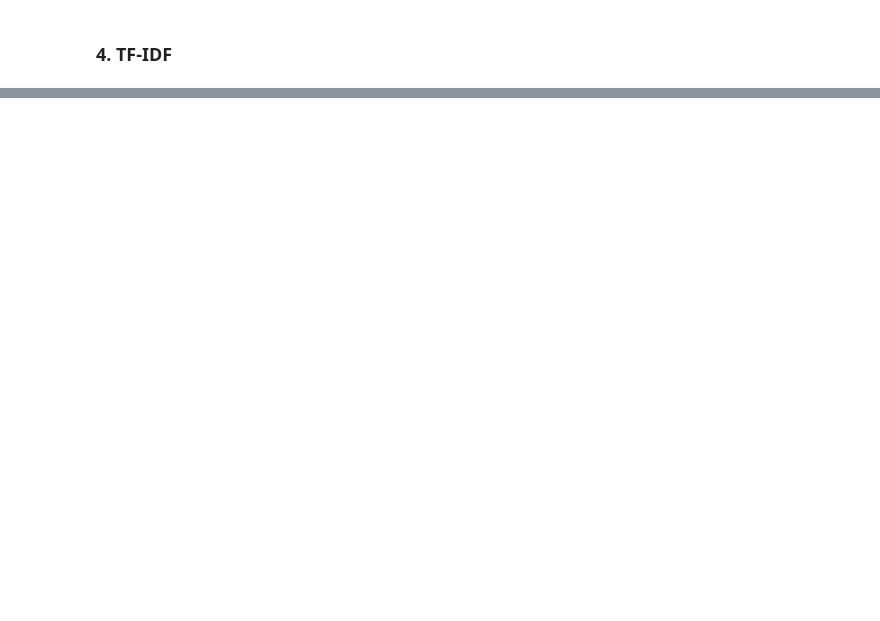
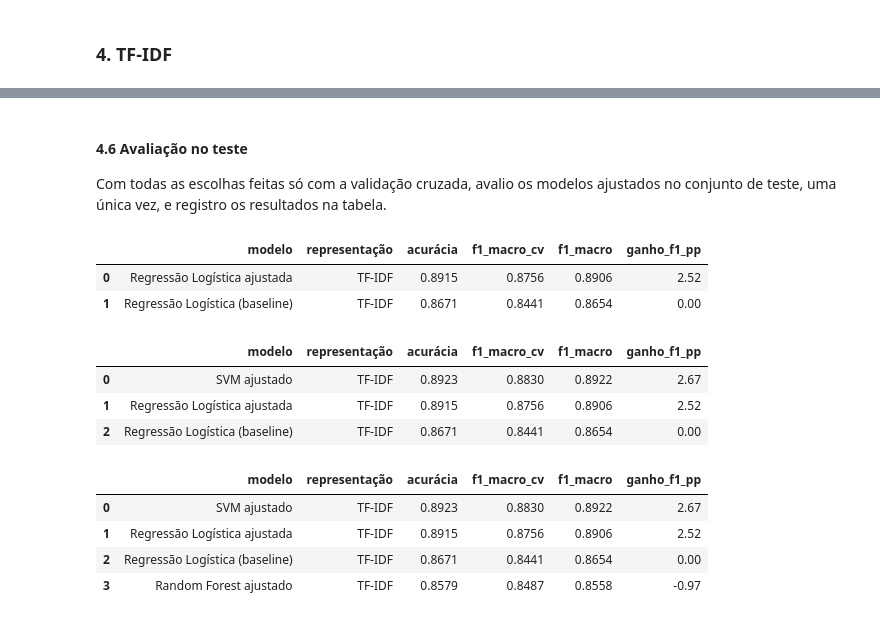
Before and after one commit to imarcososhiro/banking77-pt-classificacao, a Jupyter notebook: notebooks/03_modelagem.ipynb, the cells around one changed output, grey strips where cells are left out. Cells and saved outputs as stored; diff of their text form; code cells hidden in the pictures; blank space fills up the shorter version.

```diff
--- a/notebooks/03_modelagem.ipynb
+++ b/notebooks/03_modelagem.ipynb
@@ -313,0 +504,23 @@ tabela_resultados()
+# %%
+# 4.4.1 Random Forest + TF-IDF
+
+pipeline_rf = Pipeline([
+    ('tfidf', TfidfVectorizer(token_pattern=r'(?u)\b\w+\b')),  # fixo
+    ('clf', RandomForestClassifier(n_estimators=300, n_jobs=10, random_state=RANDOM_STATE)),
+])
+
+grade_rf = {
+    'tfidf__ngram_range': [tfidf_fixo['tfidf__ngram_range']],
+    'tfidf__stop_words': [tfidf_fixo['tfidf__stop_words']],
+    'tfidf__min_df': [tfidf_fixo['tfidf__min_df']],
+    'tfidf__sublinear_tf': [tfidf_fixo['tfidf__sublinear_tf']],
+    'clf__max_features': ['log2', 'sqrt'],
+    'clf__min_samples_leaf': [1, 2, 4],
+    #'max_depth': [None, 5, 10],
+    'clf__class_weight': [None, 'balanced'],
+}
+
+busca_rf = buscar(
+    pipeline_rf,
+    '../data/buscas/rf_tfidf.joblib',
+    n_jobs=1, grade=grade_rf)
@@ -313,0 +531,2 @@ tabela_resultados()
+# %%
+RF_TFIDF = ('Random Forest ajustado', 'TF-IDF')
@@ -313,0 +772,33 @@ tabela_resultados()
+# %% [markdown]
+#### 4.6 Avaliação no teste
+Com todas as escolhas feitas só com a validação cruzada, avalio os modelos ajustados no conjunto de teste, uma única vez, e registro os resultados na tabela.
+# %%
+y_pred_reglog_tfidf = busca_reglog.predict(X_test)
+
+registrar_resultado(*REGLOG_TFIDF, y_test, y_pred_reglog_tfidf, busca_reglog.best_score_)
+tabela_resultados()
+# %% [output]
+|  | modelo | representação | acurácia | f1_macro_cv | f1_macro | ganho_f1_pp |
+| 0 | Regressão Logística ajustada | TF-IDF | 0.8915 | 0.8756 | 0.8906 | 2.52 |
+| 1 | Regressão Logística (baseline) | TF-IDF | 0.8671 | 0.8441 | 0.8654 | 0.00 |
+# %%
+y_pred_svm_tfidf = busca_svm.predict(X_test)
+
+registrar_resultado(*SVM_TFIDF, y_test, y_pred_svm_tfidf, busca_svm.best_score_)
+tabela_resultados()
+# %% [output]
+|  | modelo | representação | acurácia | f1_macro_cv | f1_macro | ganho_f1_pp |
+| 0 | SVM ajustado | TF-IDF | 0.8923 | 0.8830 | 0.8922 | 2.67 |
+| 1 | Regressão Logística ajustada | TF-IDF | 0.8915 | 0.8756 | 0.8906 | 2.52 |
+| 2 | Regressão Logística (baseline) | TF-IDF | 0.8671 | 0.8441 | 0.8654 | 0.00 |
+# %%
+y_pred_rf_tfidf = busca_rf.predict(X_test)
+
+registrar_resultado(*RF_TFIDF, y_test, y_pred_rf_tfidf, busca_rf.best_score_)
+tabela_resultados()
+# %% [output]
+|  | modelo | representação | acurácia | f1_macro_cv | f1_macro | ganho_f1_pp |
+| 0 | SVM ajustado | TF-IDF | 0.8923 | 0.8830 | 0.8922 | 2.67 |
+| 1 | Regressão Logística ajustada | TF-IDF | 0.8915 | 0.8756 | 0.8906 | 2.52 |
+| 2 | Regressão Logística (baseline) | TF-IDF | 0.8671 | 0.8441 | 0.8654 | 0.00 |
+| 3 | Random Forest ajustado | TF-IDF | 0.8579 | 0.8487 | 0.8558 | -0.97 |
```
Also changed, not shown: parts of 47 cells of this notebook, 2 other files.
